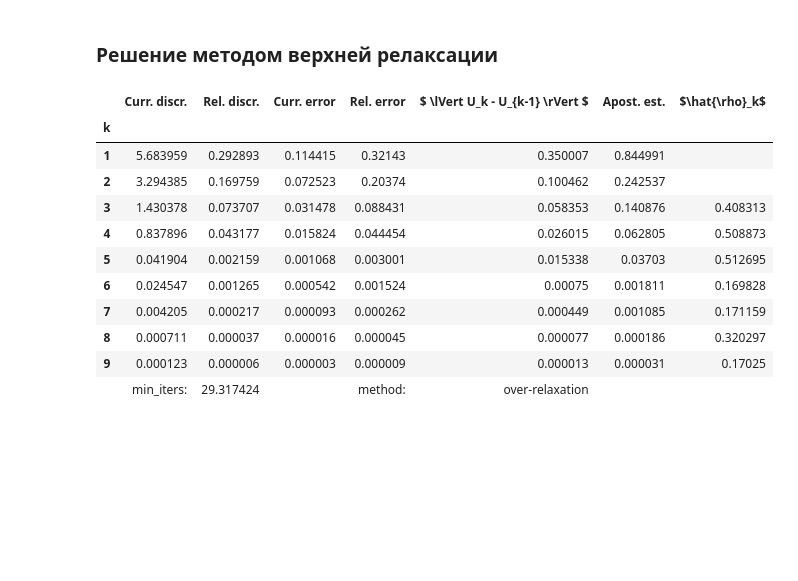
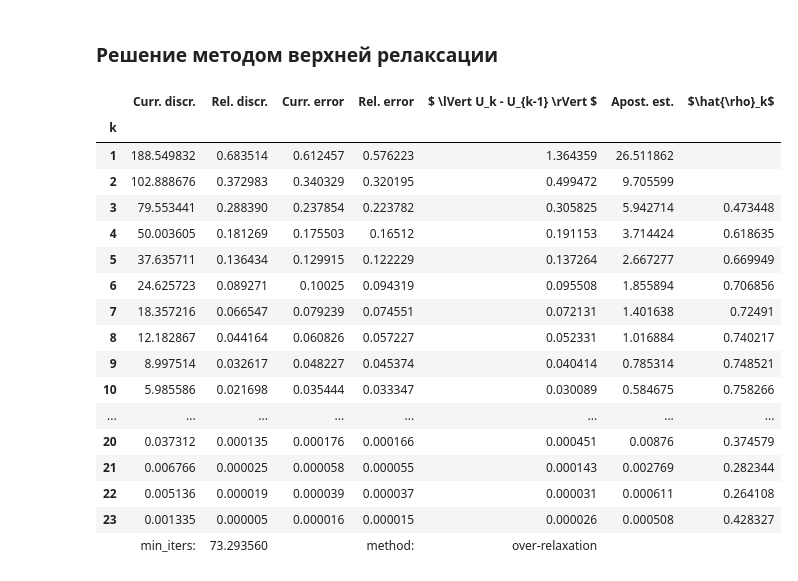
Before and after one commit to dmitry-grigorev/ComputationalWorkshop, a Jupyter notebook: Term7/Task1.ipynb, the cells around one changed output. Drawn from its saved outputs; the diff is of its cells as text; code cells hidden in the pictures; blank space fills up the shorter version.

```diff
--- a/Term7/Task1.ipynb
+++ b/Term7/Task1.ipynb
@@ -27,7 +27,7 @@ u_expected = lambda x,y: 2*x**3*y**3
 # %% [markdown]
 ### Задаём начальное приближение с помощью начальных данных
 # %%
-def init_U():
+def init_U(N):
     U = np.zeros(shape = (N, N))
     for i in range(N):
         U[i, N - 1] = ux1(i*h)
@@ -35,12 +35,13 @@ def init_U():
         U[N - 1, j] = u1y(j*h)
     return U
 
-U = init_U()
+def build_init_expected_and_F(N, h, u_expected, ux1, u1y, f):
+    U = init_U(N)
 
-U_expected = U.copy() # задаём границы
-U_expected[1:iN+1,1:iN+1] = np.array([[u_expected(i*h,j*h) for j in range(1, iN+1)] for i in range(1, iN+1)])
-
-F = np.array([[f(i*h, j*h) for j in range(1, iN+1)] for i in range(1,iN+1)])
+    U_expected = U.copy() # задаём границы
+    U_expected[1:N-1,1:N-1] = np.array([[u_expected(i*h,j*h) for j in range(1, N-1)] for i in range(1, N-1)])
+    F = np.array([[f(i*h, j*h) for j in range(1, N-1)] for i in range(1,N-1)])
+    return {'init': U, 'expected': U_expected, 'F': F}
 # %%
 class DESolver:
     def __init__(self, grid_step, N, eps = 1e-5):
@@ -55,6 +56,7 @@ class DESolver:
                                'over-relaxation': {'min_iters': 2*np.log(1/eps)/(np.pi*h),
                                                 'spectral_rad': np.cos(np.pi * h),
                                                 'opt_parameter': 2/(1 + np.sin(np.pi * h))}}
+        self.N = N
         self.iN = N - 2
         C = np.matrix([[4, -1] + (N-2)*[0]] +
               [ k*[0] + [-1, 4, -1] + (N - 3 - k)*[0] for k in range(0, N - 2)] +
@@ -75,18 +77,18 @@ class DESolver:
         return self.lastsol
 
     def seidel_method_iter(self, U, F,params = None):
-        for k in range(1, iN+1):
-            for i in range(k, iN+1):
+        for k in range(1, self.iN+1):
+            for i in range(k, self.iN+1):
                 self.lastsol[i, k] = 0.25*(self.lastsol[i-1, k]+U[i+1,k]+self.lastsol[i, k-1]+U[i, k+1]+F[i-1,k-1]*self.h**2)
-            for j in range(k+1, iN+1):
+            for j in range(k+1, self.iN+1):
                 self.lastsol[k, j] = 0.25*(self.lastsol[k-1, j]+U[k+1,j]+self.lastsol[k, j-1]+U[k, j+1]+F[k-1,j-1]*self.h**2)
         return self.lastsol
 
     def overrelaxation_method_iter(self, U, F,params):
-            for k in range(1, iN+1):
-                for i in range(k, iN+1):
+            for k in range(1, self.iN+1):
+                for i in range(k, self.iN+1):
                     self.lastsol[i, k] = (1-params['opt'])*U[i,k] + 0.25*params['opt']*(self.lastsol[i-1, k]+U[i+1,k]+self.lastsol[i, k-1]+U[i, k+1]+F[i-1,k-1]*self.h**2)
-                for j in range(k+1, iN+1):
+                for j in range(k+1, self.iN+1):
                     self.lastsol[k, j] = (1-params['opt'])*U[k,j] + 0.25*params['opt']*(self.lastsol[k-1, j]+U[k+1,j]+self.lastsol[k, j-1]+U[k, j+1]+F[k-1,j-1]*self.h**2)
             return self.lastsol
 
@@ -96,9 +98,9 @@ class DESolver:
         apost_est = apost_est_coef * iter_diff
         spec_rad_est = ' ' if iter < 2 else np.sqrt(self.iter_diffs[iter % 3]/ self.iter_diffs[(iter - 2) % 3] )
 
-        U_reshaped = np.reshape(self.lastsol, newshape=(N**2, 1)) # преобразуем матрицу сетки к вектору
+        U_reshaped = np.reshape(self.lastsol, newshape=(self.N**2, 1)) # преобразуем матрицу сетки к вектору
         AU = self.mmatrix @ U_reshaped
-        AU_reshaped_cut = np.reshape(AU, newshape=(N, N))[1:iN+1, 1:iN+1]
+        AU_reshaped_cut = np.reshape(AU, newshape=(self.N, self.N))[1:self.iN+1, 1:self.iN+1]
 
         error = np.max(np.abs(self.lastsol - U_expected))
         discrepancy = np.max(np.abs(AU_reshaped_cut - F))
@@ -115,14 +117,15 @@ class DESolver:
             self.iter_diffs = np.zeros(shape = 3)
             if method_parameters is None and method == 'over-relaxation':
                 method_parameters = {'opt': self.methods_params['over-relaxation']['opt_parameter']}
+
         apost_est_coef = self.methods_params[method]['spectral_rad']/ (1 - self.methods_params[method]['spectral_rad'])
         init_error = np.max(np.abs(U_init - U_expected))
         U = U_init.copy()
         self.lastsol = U.copy()
 
-        U_reshaped = np.reshape(U, newshape=(N**2, 1)) # преобразуем матрицу сетки к вектору
+        U_reshaped = np.reshape(U, newshape=(self.N**2, 1)) # преобразуем матрицу сетки к вектору
         AU = self.mmatrix@U_reshaped
-        AU_reshaped_cut = np.reshape(AU, newshape=(N, N))[1:iN+1, 1:iN+1]
+        AU_reshaped_cut = np.reshape(AU, newshape=(self.N, self.N))[1:self.iN+1, 1:self.iN+1]
 
         init_discrepancy = np.max(np.abs(AU_reshaped_cut - F))
         output_list = list()
@@ -147,3 +148,9 @@ solver = DESolver(h, N)
+# %%
+solver = DESolver(h, N)
+initials = build_init_expected_and_F(N, h, u_expected,ux1, u1y, f)
+U_init = initials['init']
+U_expected = initials['expected']
+F = initials['F']
 # %% [markdown]
 ### Решение методом простой итерации
 # %%
@@ -198,19 +196,26 @@ iter_summary['output'][::]
 # %% [markdown]
 ### Решение методом верхней релаксации
 # %%
-iter_summary = solver.solve(U, method = 'over-relaxation', U_expected = U_expected, F = F)
+ovopt = 2/(1 + np.sin(np.pi * h))
+iter_summary = solver.solve(U_init, method = 'over-relaxation', U_expected = U_expected, F = F)
 solU_or = iter_summary['solution']
 iter_summary['output'][::]
 # %% [output]
 |  | Curr. discr. | Rel. discr. | Curr. error | Rel. error | $ \lVert U_k - U_{k-1} \rVert $ | Apost. est. | $\hat{\rho}_k$ |
 | k |  |  |  |  |  |  |  |
-| 1 | 5.683959 | 0.292893 | 0.114415 | 0.32143 | 0.350007 | 0.844991 |  |
-| 2 | 3.294385 | 0.169759 | 0.072523 | 0.20374 | 0.100462 | 0.242537 |  |
-| 3 | 1.430378 | 0.073707 | 0.031478 | 0.088431 | 0.058353 | 0.140876 | 0.408313 |
-| 4 | 0.837896 | 0.043177 | 0.015824 | 0.044454 | 0.026015 | 0.062805 | 0.508873 |
-| 5 | 0.041904 | 0.002159 | 0.001068 | 0.003001 | 0.015338 | 0.03703 | 0.512695 |
-| 6 | 0.024547 | 0.001265 | 0.000542 | 0.001524 | 0.00075 | 0.001811 | 0.169828 |
-| 7 | 0.004205 | 0.000217 | 0.000093 | 0.000262 | 0.000449 | 0.001085 | 0.171159 |
-| 8 | 0.000711 | 0.000037 | 0.000016 | 0.000045 | 0.000077 | 0.000186 | 0.320297 |
-| 9 | 0.000123 | 0.000006 | 0.000003 | 0.000009 | 0.000013 | 0.000031 | 0.17025 |
-|  | min_iters: | 29.317424 |  | method: | over-relaxation |  |  |
+| 1 | 188.549832 | 0.683514 | 0.612457 | 0.576223 | 1.364359 | 26.511862 |  |
+| 2 | 102.888676 | 0.372983 | 0.340329 | 0.320195 | 0.499472 | 9.705599 |  |
+| 3 | 79.553441 | 0.288390 | 0.237854 | 0.223782 | 0.305825 | 5.942714 | 0.473448 |
+| 4 | 50.003605 | 0.181269 | 0.175503 | 0.16512 | 0.191153 | 3.714424 | 0.618635 |
+| 5 | 37.635711 | 0.136434 | 0.129915 | 0.122229 | 0.137264 | 2.667277 | 0.669949 |
+| 6 | 24.625723 | 0.089271 | 0.10025 | 0.094319 | 0.095508 | 1.855894 | 0.706856 |
+| 7 | 18.357216 | 0.066547 | 0.079239 | 0.074551 | 0.072131 | 1.401638 | 0.72491 |
+| 8 | 12.182867 | 0.044164 | 0.060826 | 0.057227 | 0.052331 | 1.016884 | 0.740217 |
+| 9 | 8.997514 | 0.032617 | 0.048227 | 0.045374 | 0.040414 | 0.785314 | 0.748521 |
+| 10 | 5.985586 | 0.021698 | 0.035444 | 0.033347 | 0.030089 | 0.584675 | 0.758266 |
+| ... | ... | ... | ... | ... | ... | ... | ... |
+| 20 | 0.037312 | 0.000135 | 0.000176 | 0.000166 | 0.000451 | 0.00876 | 0.374579 |
+| 21 | 0.006766 | 0.000025 | 0.000058 | 0.000055 | 0.000143 | 0.002769 | 0.282344 |
+| 22 | 0.005136 | 0.000019 | 0.000039 | 0.000037 | 0.000031 | 0.000611 | 0.264108 |
+| 23 | 0.001335 | 0.000005 | 0.000016 | 0.000015 | 0.000026 | 0.000508 | 0.428327 |
+|  | min_iters: | 73.293560 |  | method: | over-relaxation |  |  |
```
Also changed, not shown: parts of 11 cells of this notebook.
